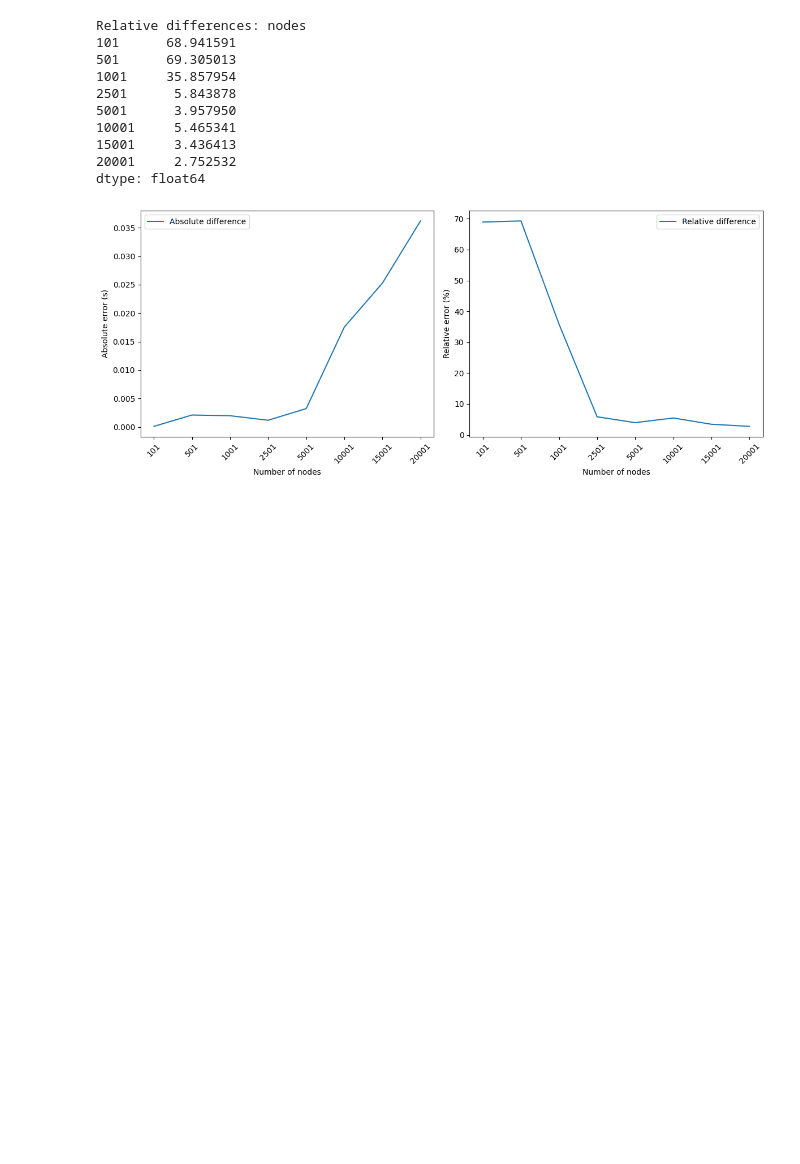
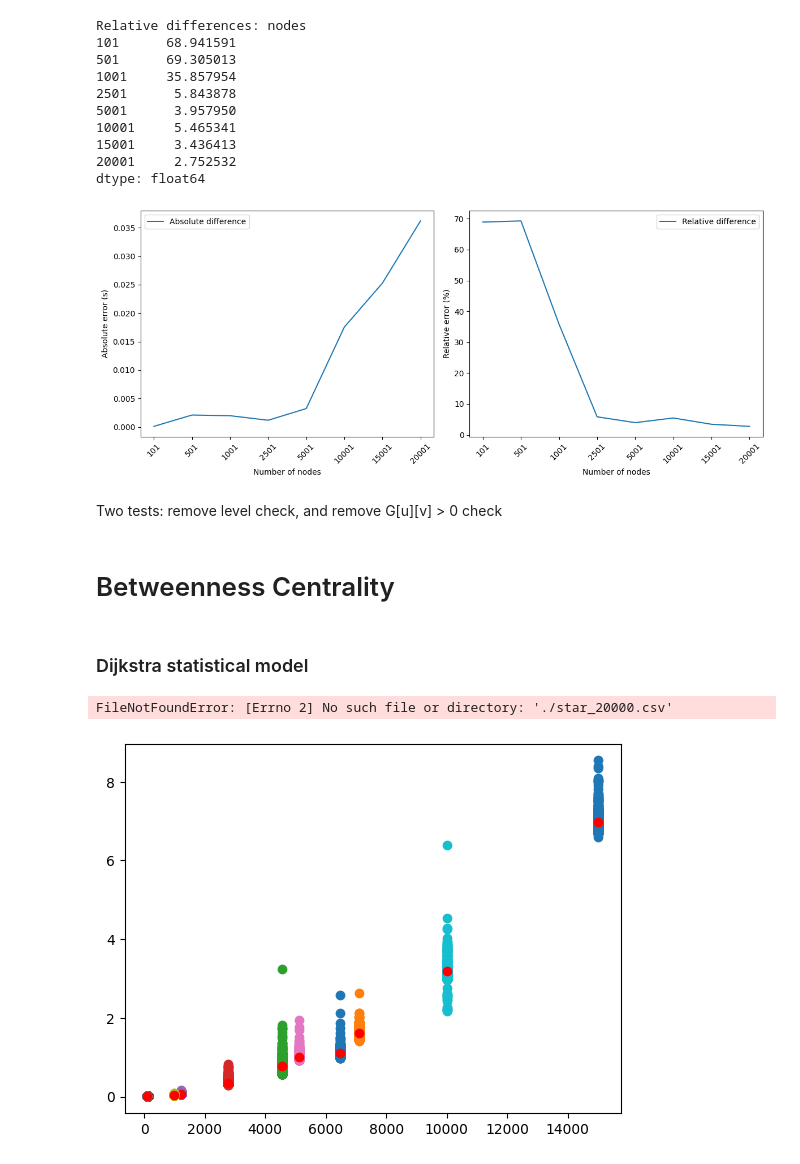
Before and after one commit to graph-massivizer/graph-optimizer, a Jupyter notebook: benchmarks/results/visualize.ipynb, the cells around one changed output. Saved outputs shown, nothing was run; the diff lists cells and outputs as text; code cells hidden in the pictures; blank space fills up the shorter version.

Commit message:
Benchmark updates

```diff
--- a/benchmarks/results/visualize.ipynb
+++ b/benchmarks/results/visualize.ipynb
@@ -173,3 +174,33 @@ Relative differences: nodes
 20001     2.752532
 dtype: float64
 [figure]
+# %% [markdown]
+Two tests: remove level check, and remove G[u][v] > 0 check
+# %% [markdown]
+# Betweenness Centrality
+# %% [markdown]
+### Dijkstra statistical model
+# %%
+def plot_benchmark(mtx_path, csv_path):
+    for filename in os.listdir(mtx_path):
+        if filename.endswith('.mtx'):
+            # Open mtx file and read the number of nodes and edges
+            mtx = open(os.path.join(mtx_path, filename), 'r')
+            lines = mtx.readlines()
+            num_nodes = int(lines[1].split()[1])
+            num_edges = int(lines[1].split()[2])
+            mtx.close()
+
+            # Open the corresponding csv file and read the data
+            csv = pd.read_csv(os.path.join(csv_path, filename.split('.')[0] + '.csv'))
+            plt.scatter(np.repeat(num_nodes, len(csv['time'])), csv['time'], label=f'N={num_nodes}, M={num_edges}')
+            plt.scatter(num_nodes, csv['time'].mean(), color='red')
+
+plot_benchmark('../../data/single_cc/', './')
+plot_benchmark('../../data/single_cc/star_graphs/', './')
+
+plt.legend()
+plt.show()
+# %% [output]
+FileNotFoundError: [Errno 2] No such file or directory: './star_20000.csv'
+[figure, added]
```
Also changed, not shown: parts of 2 cells of this notebook, 40 other files.
